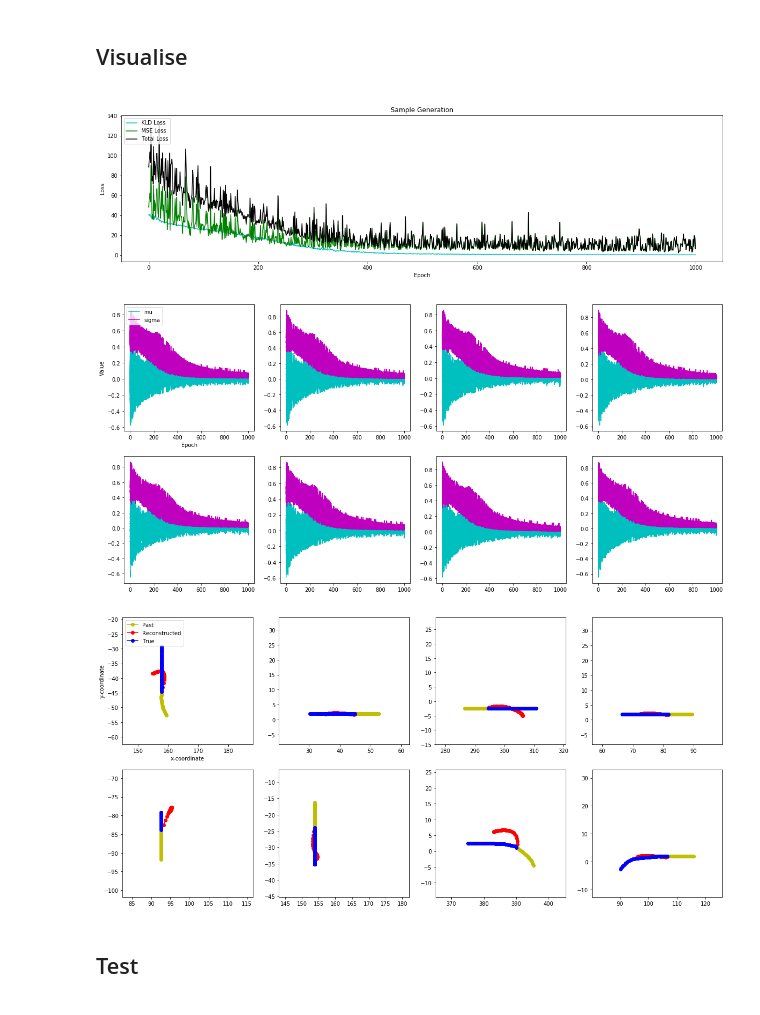
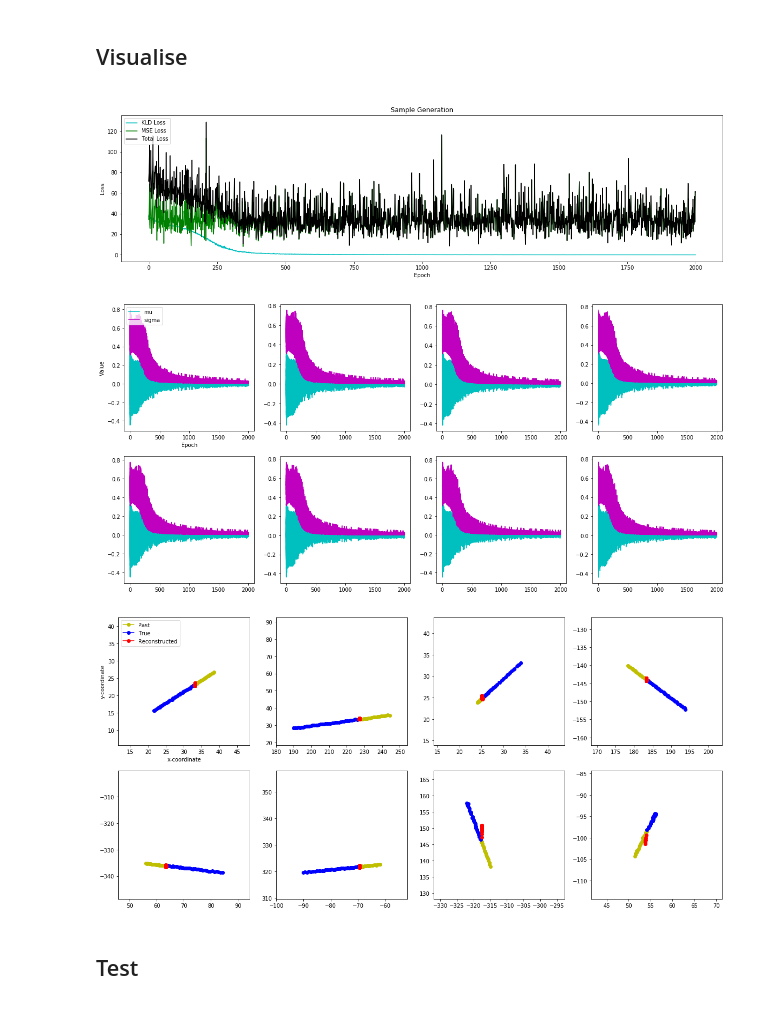
Before and after one commit to gmsdelmundo/urop-desire, a Jupyter notebook: DESIRE.ipynb, the cells around one changed output. Saved outputs shown, nothing was run; the diff lists cells and outputs as text; code cells hidden in the pictures.

Commit message:
Added data augmentation + refactor

```diff
--- a/DESIRE.ipynb
+++ b/DESIRE.ipynb
@@ -121,9 +119,12 @@ def load_dataset(raw_data_path):
     print('Time dictionary extract: ([car, x, y])')
     print(time_dict[1][0])
 
-    return car_dict, time_dict
+    data_dict = {'car': car_dict,
+                 'time': time_dict}
+
+    return data_dict
 # %%
-car_dict, time_dict = load_dataset('raw_data/raw_record.csv')
+data_dict = load_dataset('raw_data/raw_record.csv')
 # %% [output]
 Raw data extract: ([time, car, x, y, ...])
 ['1', '172', '93.939', '-55.7615', '0', '-3.0066', '5.27149', '4', '10']
@@ -612,8 +719,8 @@ def get_training_loss(Y_hat, Y_true, mu, sigma):
     return loss, mse_loss, kld_loss
 # %%
 # Hyperparameters
-learning_rate = 0.0001
-num_epochs = 1000
+learning_rate = 0.01
+num_epochs = 2000
 batch_size = 8
 X_seq_len = 20
 Y_seq_len = 40
@@ -639,9 +746,10 @@ optimizer = optim.Adam(sample_generator.parameters(), lr=learning_rate)
 # writer = SummaryWriter()
 
 for epoch in range(num_epochs):
-    X_position, Y_position, X_displacement, Y_displacement = get_batch(X_seq_len, Y_seq_len, batch_size,
-                                                                       car_dict, time_dict,
-                                                                       remove_linear=True)
+    X_position, Y_position, X_displacement, Y_displacement = get_batch(X_seq_len, Y_seq_len, batch_size, data_dict,
+                                                                       remove_stop=True,
+                                                                       augment_noise=True,
+                                                                       augment_rotate=True)
 
 #     writer.add_scalars('data/X', {
 #         'x': X.permute(0, 2, 1)[0][0][0],
@@ -772,38 +818,38 @@ ax.plot(range(num_epochs), all_loss, linestyle='-', color='k', label='Total Loss
 ax.set_title('Sample Generation')
 ax.legend(loc='upper left')
 ax.set_xlabel('Epoch')
 ax.set_ylabel('Loss')
 
 # Plot mu and sigma
 cvae_fig = plt.figure(figsize=(20, 20))
 cvae_fig.tight_layout()
 first_cvae_fig_ax = None
 for i in range(batch_size):
-    ax = cvae_fig.add_subplot(batch_size/2, batch_size - batch_size/2, i + 1)
+    ax = cvae_fig.add_subplot(batch_size/2, batch_size/2, i + 1)
     ax.plot(range(num_epochs), all_mu[i].cpu().detach().numpy(), linestyle='-', color='c', label='mu')
     ax.plot(range(num_epochs), all_sigma[i].cpu().detach().numpy(), linestyle='-', color='m', label='sigma')
 
     if i == 0:
         first_cvae_fig_ax = ax
         ax.set_xlabel('Epoch')
         ax.set_ylabel('Value')
 
     if i == batch_size - 1:
         handles, labels = cvae_fig.gca().get_legend_handles_labels()
         j = 1
         while j < len(labels):
             if labels[j] in labels[:j]:
                 del(labels[j])
                 del(handles[j])
             else:
                 j += 1
         first_cvae_fig_ax.legend(handles, labels, loc='upper left')
 
-visualise_trajectories(last_X_true, [last_Y_hat], last_Y_true, batch_size)
+visualise_trajectories(last_X_true, last_Y_true, batch_size, Y_hats=[last_Y_hat])
 # %% [output]
-[figure, old version]
+[figure, new version]
-[figure, old version]
+[figure, new version]
-[figure, old version]
+[figure, new version]
 # %% [markdown]
 ## Test
 <a id='sg_test'></a>
```
Also changed, not shown: parts of 8 cells of this notebook, 1 other file.
